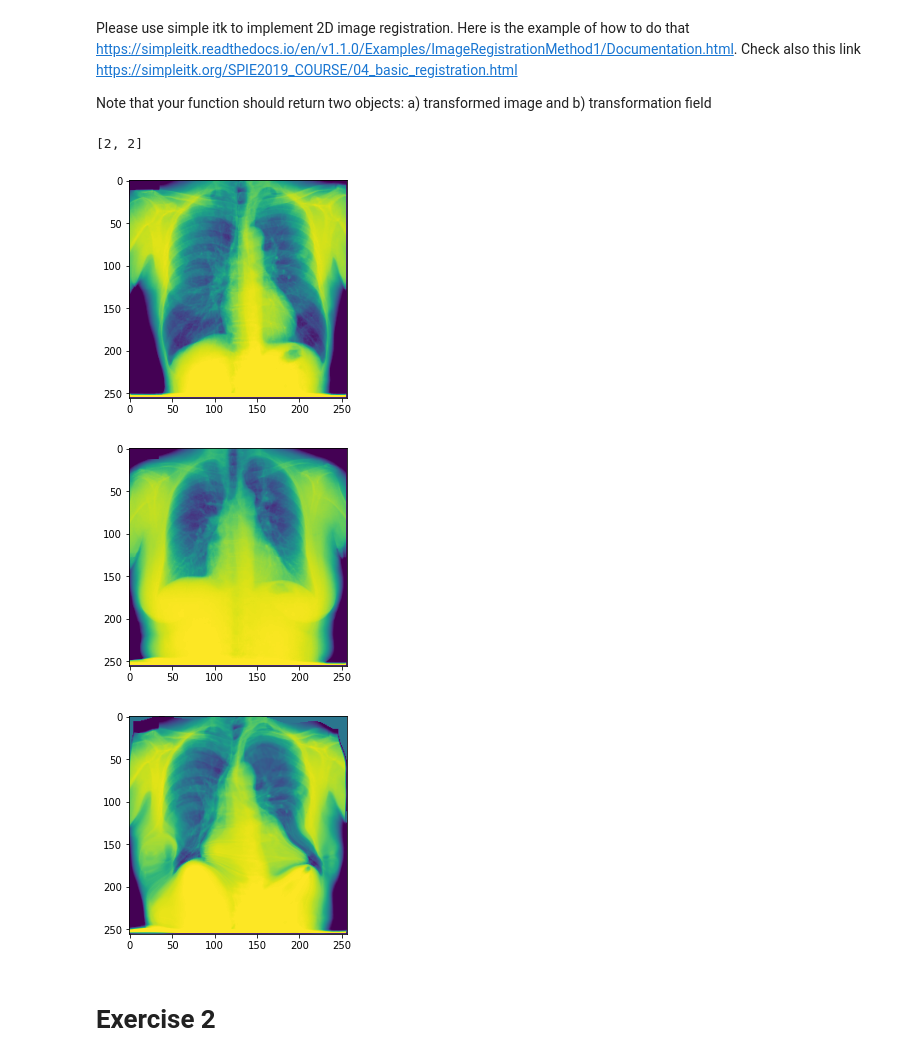
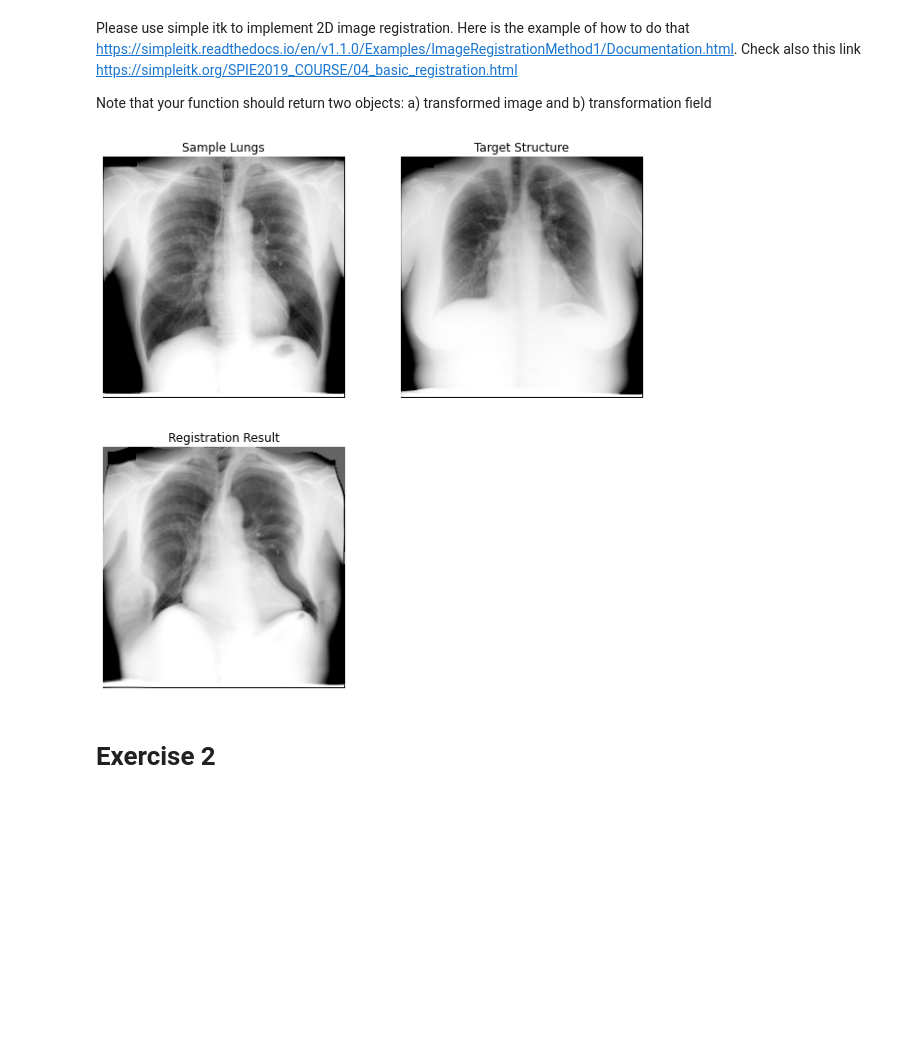
Before and after one commit to TubTub62/MIA, a Jupyter notebook: handin3/Xinyuan.ipynb, the cells around one changed output. Saved outputs shown, nothing was run; the diff lists cells and outputs as text; code cells hidden in the pictures; blank space fills up the shorter version.

```diff
--- a/handin3/Xinyuan.ipynb
+++ b/handin3/Xinyuan.ipynb
@@ -24,7 +24,7 @@ import cv2
 import numpy as np
 from PIL import Image, ImageSequence
 
-folder = "/content/drive/MyDrive/MIA/assignment2/scratch/"
+folder = "D:/MIA/handin3/data/"
 
 im1 = sitk.ReadImage(folder + "images/JPCLN001.bmp", sitk.sitkFloat32)
 im2 = sitk.ReadImage(folder + "images/JPCLN003.bmp", sitk.sitkFloat32)
@@ -49,7 +50,7 @@ def set_non_rigid_transform(R, im_fixed):
                                                          transformDomainMeshSize = mesh_size, order = 2)
 
     transformDomainMeshSize = [2] * im_fixed.GetDimension()
-    print (transformDomainMeshSize)
+    #print (transformDomainMeshSize)
     tx = sitk.BSplineTransformInitializer(im_fixed,
                                           transformDomainMeshSize )
     R.SetInitialTransformAsBSpline(initial_transform,
@@ -57,44 +58,64 @@ def set_non_rigid_transform(R, im_fixed):
                                    scaleFactors=[1,2,5])
 
 # this funciton should use moving image im_moving to compute the transformation matrix outTx
 # that will align im_moving with im_fixed
 def registration(im_moving, im_fixed):
 
     R = sitk.ImageRegistrationMethod()
     R.SetMetricAsMeanSquares()
     R.SetOptimizerAsRegularStepGradientDescent(4.0, .01, 200 )
     set_non_rigid_transform(R,im_fixed) #- this should be run just before SetInterpolator
     outTx = R.Execute(im_fixed, im_moving)
 
     return outTx # this is transformation between images
 
 # this function applies transformation to im_to_transform using transformation outTx
 # im_fixed is needed to know the output size
 def transform_image(im_to_transform, im_fixed, outTx):
     resampler = sitk.ResampleImageFilter()
-    resampler.SetReferenceImage(im_fixed);
+    resampler.SetReferenceImage(im_fixed)
     resampler.SetInterpolator(sitk.sitkLinear)
     resampler.SetDefaultPixelValue(100)
     resampler.SetTransform(outTx)
     out = resampler.Execute(im_to_transform)
 
     return out # this is the deformed im_to_transform
 
 
 outTx = registration(im1, im2)
 transformed_image = transform_image(im1, im2, outTx)
 
-plt.figure(1)
-imgplot = plt.imshow(sitk.GetArrayFromImage(im1))
-plt.figure(2)
-imgplot = plt.imshow(sitk.GetArrayFromImage(im2))
-plt.figure(3)
-imgplot = plt.imshow(sitk.GetArrayFromImage(transformed_image))
+fig = plt.figure(figsize=(10,10))
+
+rows = 2
+columns = 2
+
+
+
+fig.add_subplot(rows,columns,1)
+plt.imshow(sitk.GetArrayFromImage(im1), cmap=plt.cm.gray)
+plt.axis('off')
+plt.title("Sample Lungs")
+
+fig.add_subplot(rows,columns,2)
+plt.imshow(sitk.GetArrayFromImage(im2), cmap=plt.cm.gray)
+plt.axis('off')
+plt.title("Target Structure")
+
+fig.add_subplot(rows,columns,3)
+plt.imshow(sitk.GetArrayFromImage(transformed_image), cmap=plt.cm.gray)
+plt.axis('off')
+plt.title("Registration Result")
+
+'''
+fig.add_subplot(rows,columns,4)
+plt.imshow(outTx, cmap=plt.cm.gray)
+plt.axis('off')
+plt.title("d")
+'''
+plt.show()
 # %% [output]
-[2, 2]
-[figure, old version]
+[figure, new version]
-[figure, removed]
-[figure, removed]
 # %% [markdown]
 # Exercise 2
 # %% [markdown]
```
Also changed, not shown: parts of 1 cell of this notebook, 2 other files.
